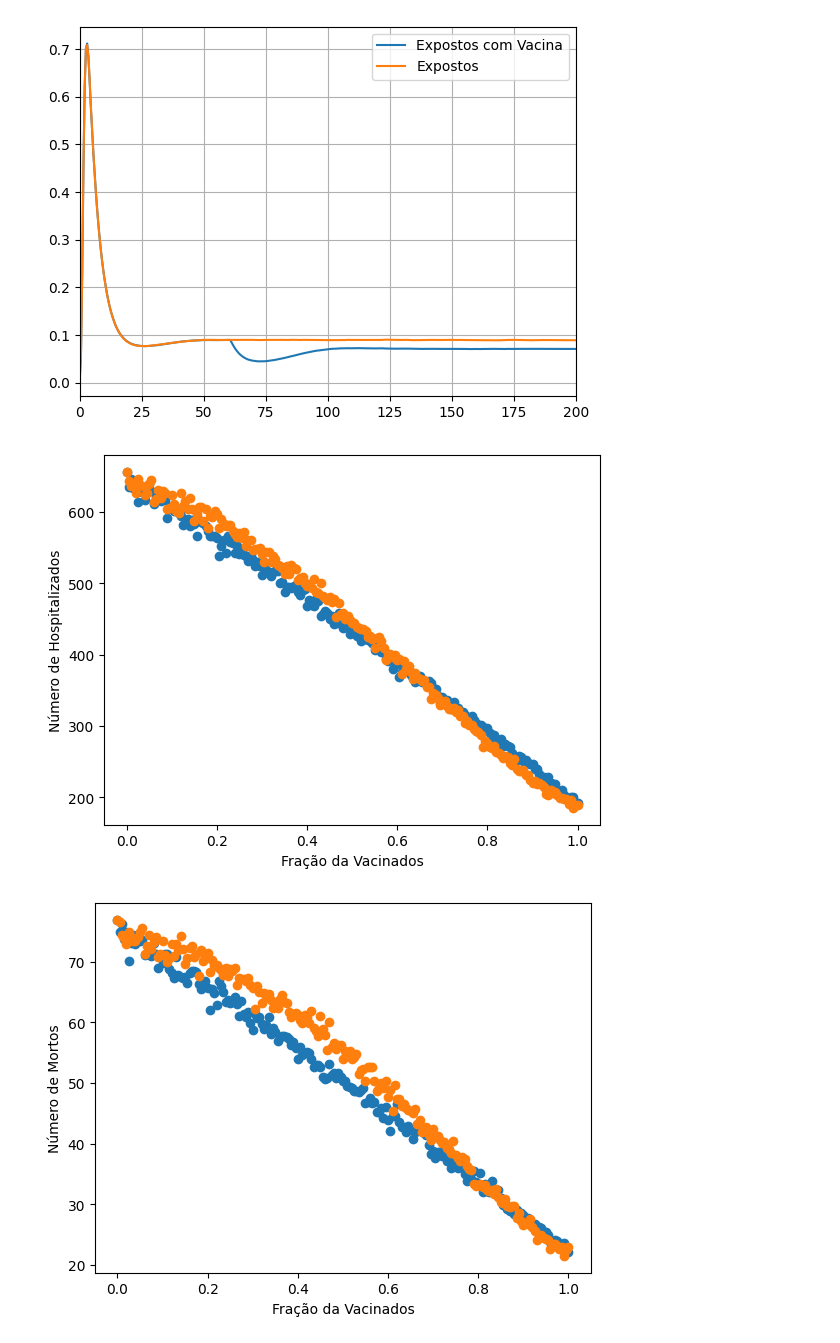
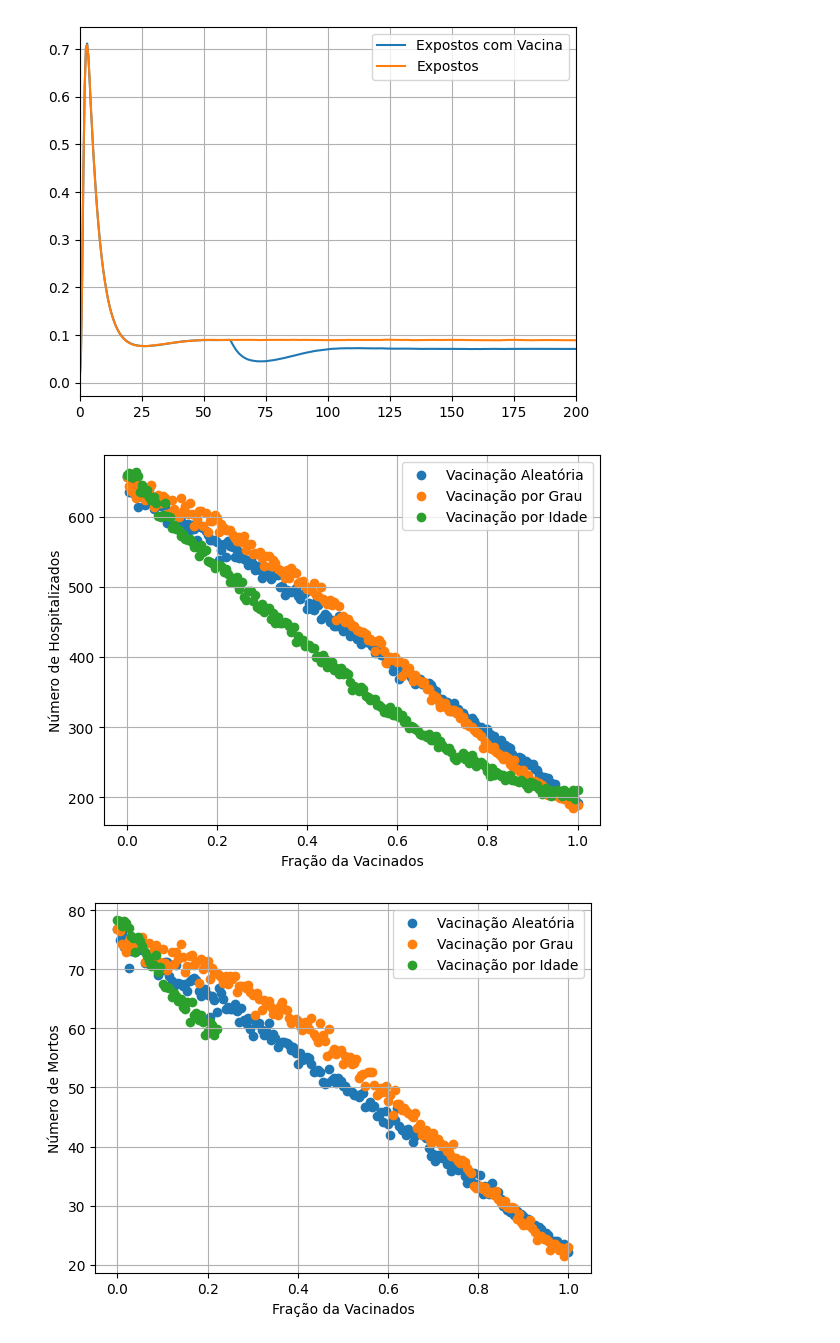
Before and after one commit to intcarlosmiguel/pesquisa_mestrado, a Jupyter notebook: infect.ipynb, the cells around one changed output. Cells and saved outputs as stored; diff of their text form; code cells hidden in the pictures.

```diff
--- a/infect.ipynb
+++ b/infect.ipynb
@@ -111,21 +111,28 @@ plt.show()
 # %%
 x = np.loadtxt('./C/output/infect/infect_vacinado.txt').T
 y = np.loadtxt('./C/output/infect/infect_vacinado_grau.txt').T
+z = np.loadtxt('./C/output/infect/infect_vacinado_ano.txt').T
 # %%
-plt.scatter(x[0],x[1])
-plt.scatter(y[0],y[1])
+plt.plot(x[0],x[1],label = 'Vacinação Aleatória')
+plt.plot(y[0],y[1],label = 'Vacinação por Grau')
+plt.plot(z[0],z[1],label = 'Vacinação por Idade')
 #plt.scatter(x[0],x[1])
 plt.ylabel('Número de Hospitalizados')
 plt.xlabel('Fração da Vacinados')
+plt.grid()
+plt.legend()
 plt.show()
 # %% [output]
-[figure, old version]
+[figure, new version]
 # %%
-plt.scatter(x[0],x[2])
-plt.scatter(y[0],y[2])
+plt.scatter(x[0],x[2],label = 'Vacinação Aleatória')
+plt.scatter(y[0],y[2],label = 'Vacinação por Grau')
+plt.scatter(z[0],z[2],label = 'Vacinação por Idade')
 #plt.scatter(x[0],x[1])
 plt.ylabel('Número de Mortos')
+plt.grid()
 plt.xlabel('Fração da Vacinados')
+plt.legend()
 plt.show()
 # %% [output]
-[figure, old version]
+[figure, new version]
```
Also changed, not shown: 4 other files.
